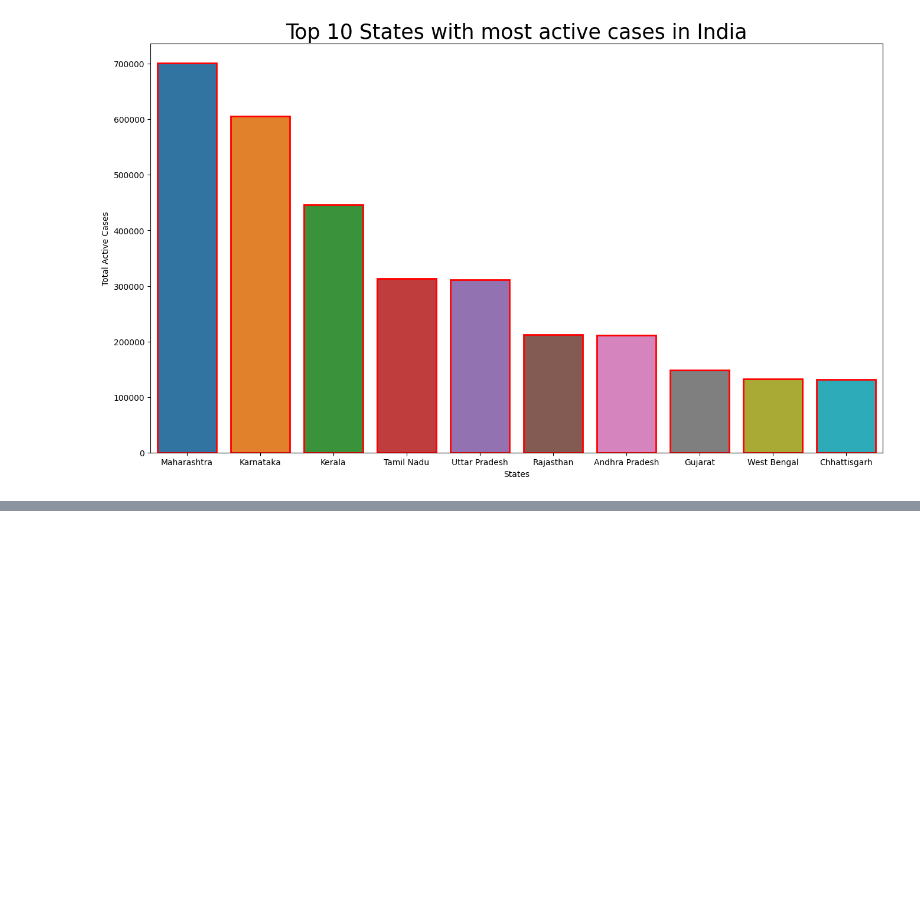
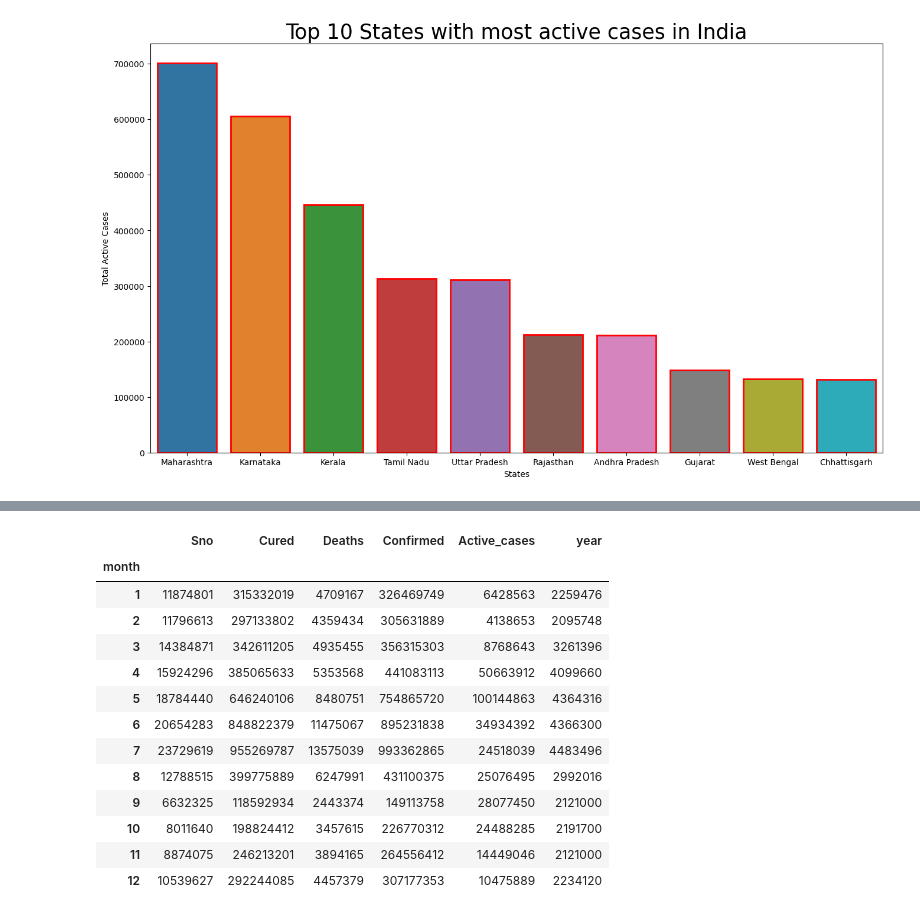
Before and after one commit to MihirB-Byte/Covid-19_Data-Analysis, a Jupyter notebook: Covid Data analysis.ipynb, the cells around one changed output, grey strips where cells are left out. Saved outputs shown, nothing was run; the diff lists cells and outputs as text; code cells hidden in the pictures; blank space fills up the shorter version.

```diff
--- a/Covid Data analysis.ipynb
+++ b/Covid Data analysis.ipynb
@@ -205,0 +238,17 @@ plt.show()
+# %%
+f_quarter
+# %% [output]
+|  | Sno | Cured | Deaths | Confirmed | Active_cases | year |
+| month |  |  |  |  |  |  |
+| 1 | 11874801 | 315332019 | 4709167 | 326469749 | 6428563 | 2259476 |
+| 2 | 11796613 | 297133802 | 4359434 | 305631889 | 4138653 | 2095748 |
+| 3 | 14384871 | 342611205 | 4935455 | 356315303 | 8768643 | 3261396 |
+| 4 | 15924296 | 385065633 | 5353568 | 441083113 | 50663912 | 4099660 |
+| 5 | 18784440 | 646240106 | 8480751 | 754865720 | 100144863 | 4364316 |
+| 6 | 20654283 | 848822379 | 11475067 | 895231838 | 34934392 | 4366300 |
+| 7 | 23729619 | 955269787 | 13575039 | 993362865 | 24518039 | 4483496 |
+| 8 | 12788515 | 399775889 | 6247991 | 431100375 | 25076495 | 2992016 |
+| 9 | 6632325 | 118592934 | 2443374 | 149113758 | 28077450 | 2121000 |
+| 10 | 8011640 | 198824412 | 3457615 | 226770312 | 24488285 | 2191700 |
+| 11 | 8874075 | 246213201 | 3894165 | 264556412 | 14449046 | 2121000 |
+| 12 | 10539627 | 292244085 | 4457379 | 307177353 | 10475889 | 2234120 |
```
Also changed, not shown: parts of 7 cells of this notebook, 4 other files.
